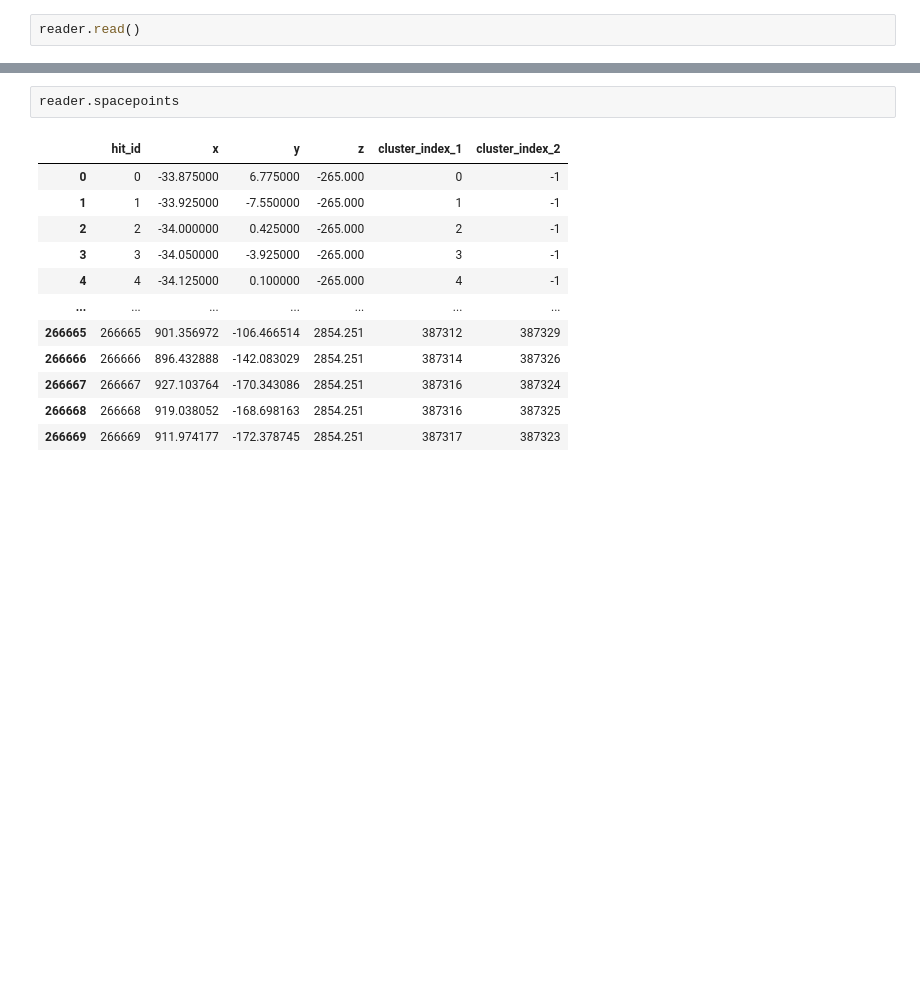
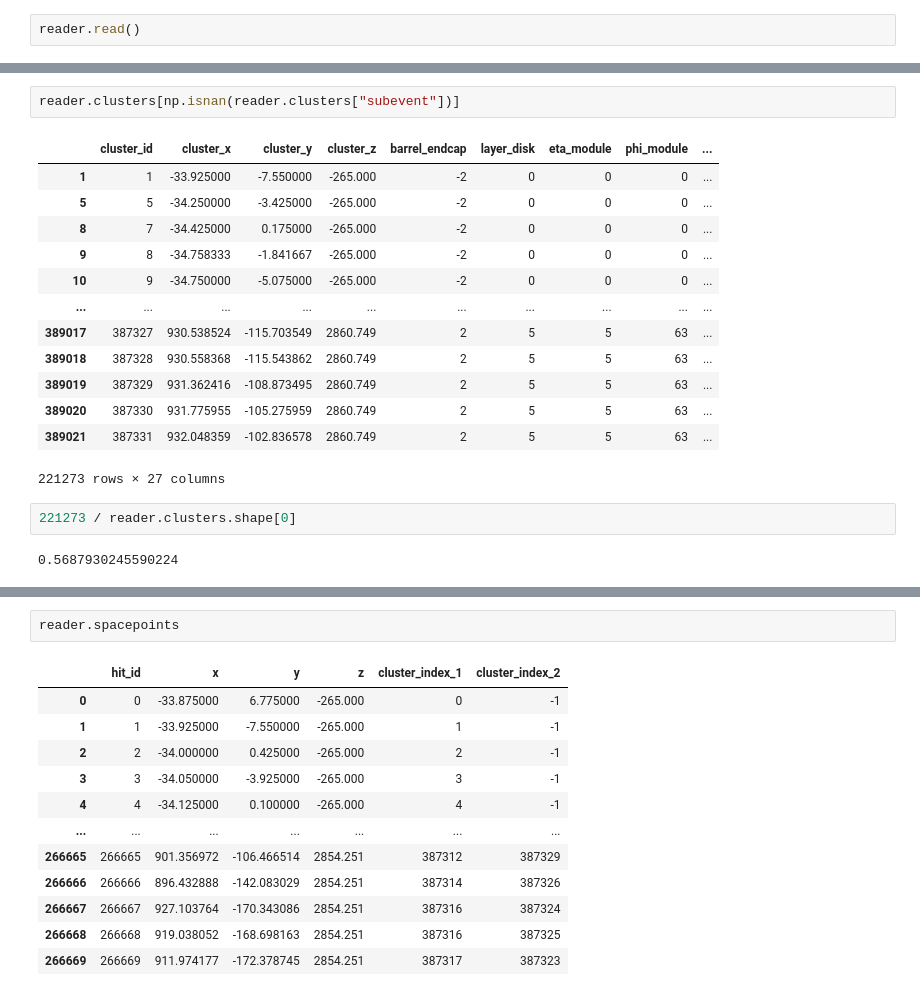
Before and after one commit to xju2/visual_tracks, a Jupyter notebook: notebooks/read_athena_raw_root.ipynb, the cells around one changed output, grey strips where cells are left out. Cells and saved outputs as stored; diff of their text form; blank space fills up the shorter version.

```diff
--- a/notebooks/read_athena_raw_root.ipynb
+++ b/notebooks/read_athena_raw_root.ipynb
@@ -28,0 +39,20 @@ reader.read()
+# %%
+reader.clusters[np.isnan(reader.clusters["subevent"])]
+# %% [output]
+|  | cluster_id | cluster_x | cluster_y | cluster_z | barrel_endcap | layer_disk | eta_module | phi_module | ... |
+| 1 | 1 | -33.925000 | -7.550000 | -265.000 | -2 | 0 | 0 | 0 | ... |
+| 5 | 5 | -34.250000 | -3.425000 | -265.000 | -2 | 0 | 0 | 0 | ... |
+| 8 | 7 | -34.425000 | 0.175000 | -265.000 | -2 | 0 | 0 | 0 | ... |
+| 9 | 8 | -34.758333 | -1.841667 | -265.000 | -2 | 0 | 0 | 0 | ... |
+| 10 | 9 | -34.750000 | -5.075000 | -265.000 | -2 | 0 | 0 | 0 | ... |
+| ... | ... | ... | ... | ... | ... | ... | ... | ... | ... |
+| 389017 | 387327 | 930.538524 | -115.703549 | 2860.749 | 2 | 5 | 5 | 63 | ... |
+| 389018 | 387328 | 930.558368 | -115.543862 | 2860.749 | 2 | 5 | 5 | 63 | ... |
+| 389019 | 387329 | 931.362416 | -108.873495 | 2860.749 | 2 | 5 | 5 | 63 | ... |
+| 389020 | 387330 | 931.775955 | -105.275959 | 2860.749 | 2 | 5 | 5 | 63 | ... |
+| 389021 | 387331 | 932.048359 | -102.836578 | 2860.749 | 2 | 5 | 5 | 63 | ... |
+221273 rows × 27 columns
+# %%
+221273 / reader.clusters.shape[0]
+# %% [output]
+0.5687930245590224
```
Also changed, not shown: parts of 6 cells of this notebook, 27 other files.
